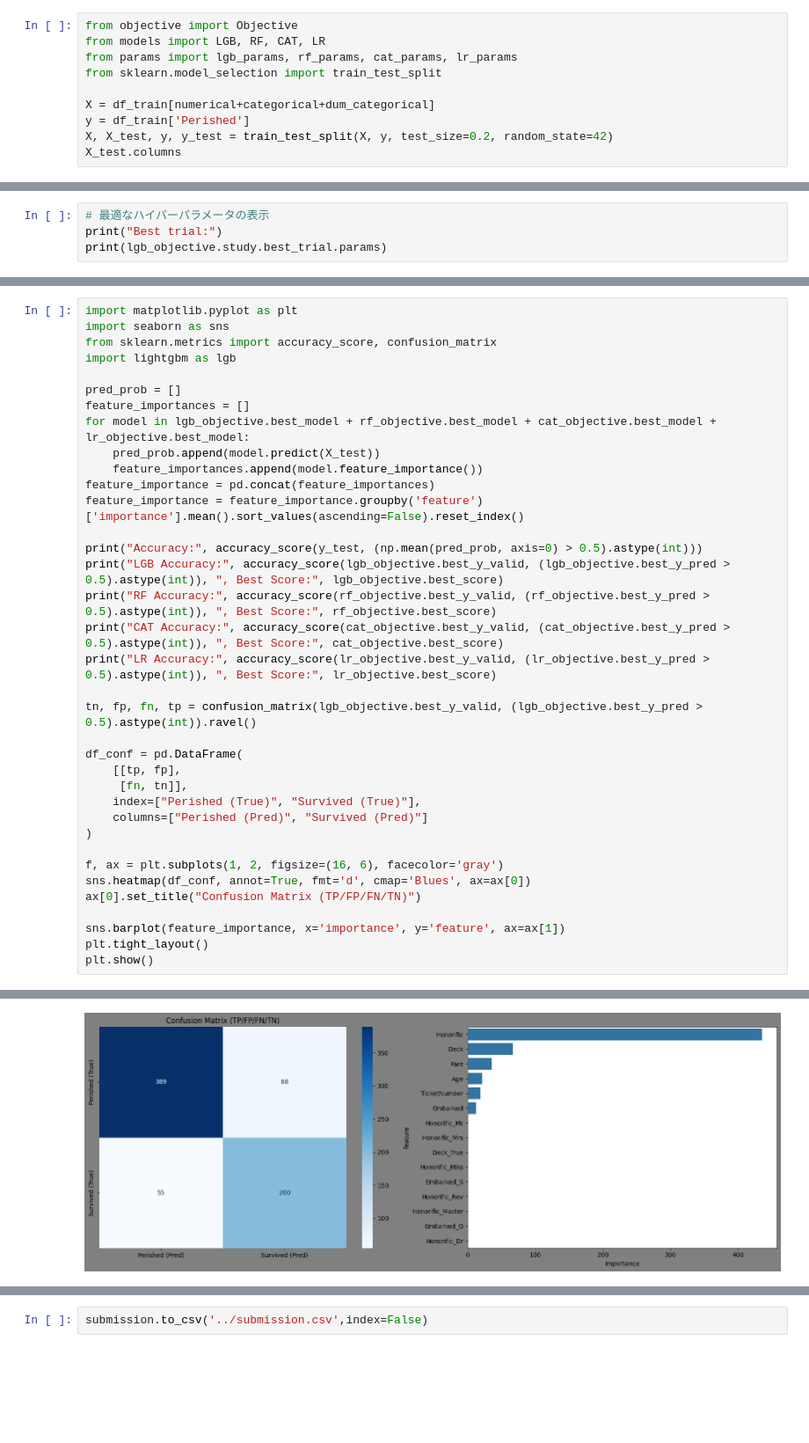
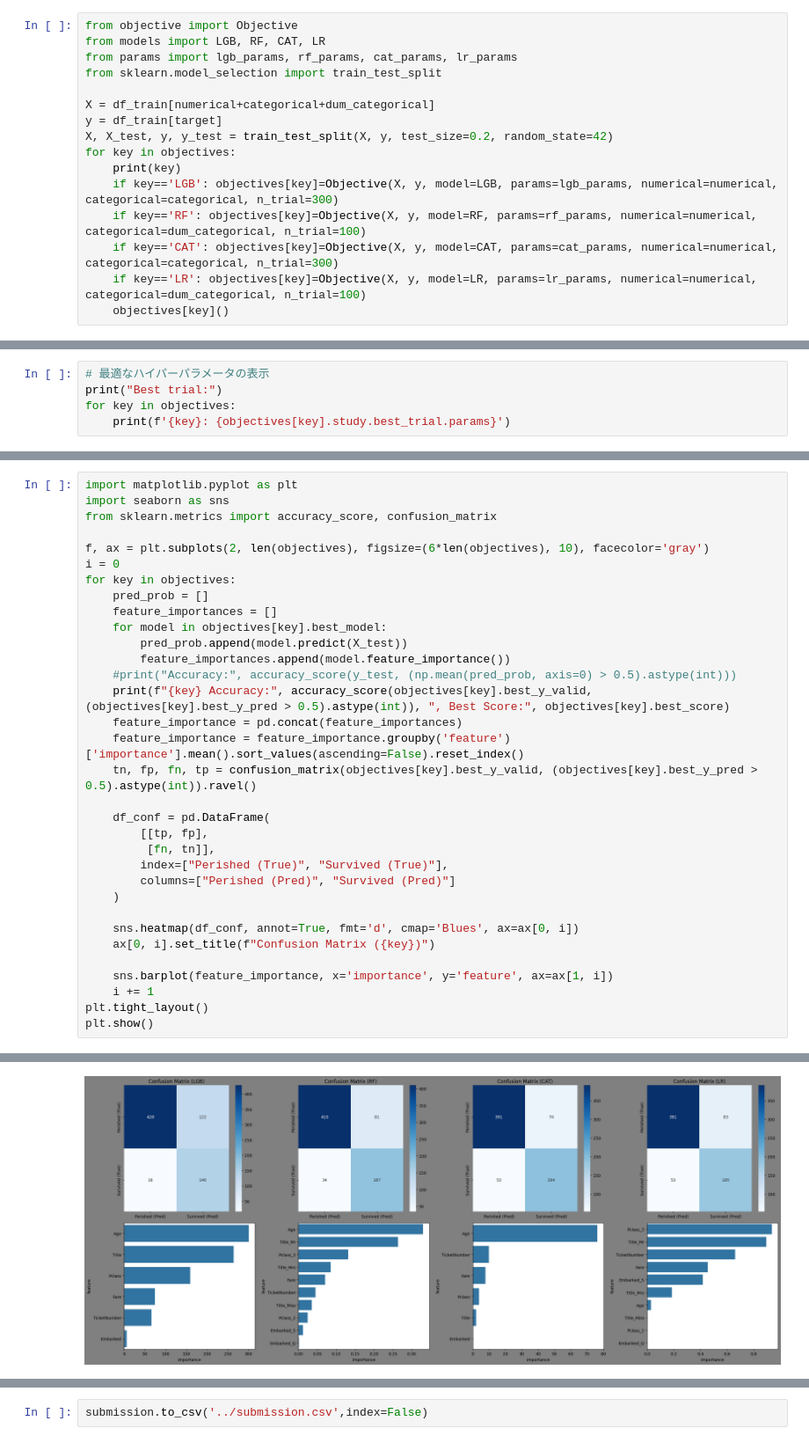
Before and after one commit to saka2ki/GCI, a Jupyter notebook: titanic/notebook/titanic.ipynb, the cells around one changed output, grey strips where cells are left out. Shown at 88% size. Drawn from its saved outputs; the diff is of its cells as text; blank space fills up the shorter version.

Commit message:
update confusion matrix

```diff
--- a/titanic/notebook/titanic.ipynb
+++ b/titanic/notebook/titanic.ipynb
@@ -419,7 +76,13 @@ from params import lgb_params, rf_params, cat_params, lr_params
 from sklearn.model_selection import train_test_split
 
 X = df_train[numerical+categorical+dum_categorical]
-y = df_train['Perished']
+y = df_train[target]
 X, X_test, y, y_test = train_test_split(X, y, test_size=0.2, random_state=42)
-X_test.columns
+for key in objectives:
+    print(key)
+    if key=='LGB': objectives[key]=Objective(X, y, model=LGB, params=lgb_params, numerical=numerical, categorical=categorical, n_trial=300)
+    if key=='RF': objectives[key]=Objective(X, y, model=RF, params=rf_params, numerical=numerical, categorical=dum_categorical, n_trial=100)
+    if key=='CAT': objectives[key]=Objective(X, y, model=CAT, params=cat_params, numerical=numerical, categorical=categorical, n_trial=300)
+    if key=='LR': objectives[key]=Objective(X, y, model=LR, params=lr_params, numerical=numerical, categorical=dum_categorical, n_trial=100)
+    objectives[key]()
 # %% [output]
@@ -451,6 +93,7 @@ lr_objective()
 # %%
 # 最適なハイパーパラメータの表示
 print("Best trial:")
-print(lgb_objective.study.best_trial.params)
+for key in objectives:
+    print(f'{key}: {objectives[key].study.best_trial.params}')
 # %% [output]
 Best trial:
@@ -459,36 +105,33 @@ Best trial:
 import matplotlib.pyplot as plt
 import seaborn as sns
 from sklearn.metrics import accuracy_score, confusion_matrix
-import lightgbm as lgb
 
-pred_prob = []
-feature_importances = []
-for model in lgb_objective.best_model + rf_objective.best_model + cat_objective.best_model + lr_objective.best_model:
-    pred_prob.append(model.predict(X_test))
-    feature_importances.append(model.feature_importance())
-feature_importance = pd.concat(feature_importances)
-feature_importance = feature_importance.groupby('feature')['importance'].mean().sort_values(ascending=False).reset_index()
+f, ax = plt.subplots(2, len(objectives), figsize=(6*len(objectives), 10), facecolor='gray')
+i = 0
+for key in objectives:
+    pred_prob = []
+    feature_importances = []
+    for model in objectives[key].best_model:
+        pred_prob.append(model.predict(X_test))
+        feature_importances.append(model.feature_importance())
+    #print("Accuracy:", accuracy_score(y_test, (np.mean(pred_prob, axis=0) > 0.5).astype(int)))
+    print(f"{key} Accuracy:", accuracy_score(objectives[key].best_y_valid, (objectives[key].best_y_pred > 0.5).astype(int)), ", Best Score:", objectives[key].best_score)
+    feature_importance = pd.concat(feature_importances)
+    feature_importance = feature_importance.groupby('feature')['importance'].mean().sort_values(ascending=False).reset_index()
+    tn, fp, fn, tp = confusion_matrix(objectives[key].best_y_valid, (objectives[key].best_y_pred > 0.5).astype(int)).ravel()
 
-print("Accuracy:", accuracy_score(y_test, (np.mean(pred_prob, axis=0) > 0.5).astype(int)))
-print("LGB Accuracy:", accuracy_score(lgb_objective.best_y_valid, (lgb_objective.best_y_pred > 0.5).astype(int)), ", Best Score:", lgb_objective.best_score)
-print("RF Accuracy:", accuracy_score(rf_objective.best_y_valid, (rf_objective.best_y_pred > 0.5).astype(int)), ", Best Score:", rf_objective.best_score)
-print("CAT Accuracy:", accuracy_score(cat_objective.best_y_valid, (cat_objective.best_y_pred > 0.5).astype(int)), ", Best Score:", cat_objective.best_score)
-print("LR Accuracy:", accuracy_score(lr_objective.best_y_valid, (lr_objective.best_y_pred > 0.5).astype(int)), ", Best Score:", lr_objective.best_score)
+    df_conf = pd.DataFrame(
+        [[tp, fp],
+         [fn, tn]],
+        index=["Perished (True)", "Survived (True)"],
+        columns=["Perished (Pred)", "Survived (Pred)"]
+    )
 
-tn, fp, fn, tp = confusion_matrix(lgb_objective.best_y_valid, (lgb_objective.best_y_pred > 0.5).astype(int)).ravel()
+    sns.heatmap(df_conf, annot=True, fmt='d', cmap='Blues', ax=ax[0, i])
+    ax[0, i].set_title(f"Confusion Matrix ({key})")
 
-df_conf = pd.DataFrame(
-    [[tp, fp],
-     [fn, tn]],
-    index=["Perished (True)", "Survived (True)"],
-    columns=["Perished (Pred)", "Survived (Pred)"]
-)
-
-f, ax = plt.subplots(1, 2, figsize=(16, 6), facecolor='gray')
-sns.heatmap(df_conf, annot=True, fmt='d', cmap='Blues', ax=ax[0])
-ax[0].set_title("Confusion Matrix (TP/FP/FN/TN)")
-
-sns.barplot(feature_importance, x='importance', y='feature', ax=ax[1])
+    sns.barplot(feature_importance, x='importance', y='feature', ax=ax[1, i])
+    i += 1
 plt.tight_layout()
 plt.show()
 # %% [output]
@@ -500,2 +142,2 @@ LR Accuracy: 0.7907303370786517 , Best Score: [0.7692307692307693, 0.82517482517
-[figure, old version]
+[figure, new version]
 # %%
```
Also changed, not shown: parts of 19 cells of this notebook, 3 other files.
